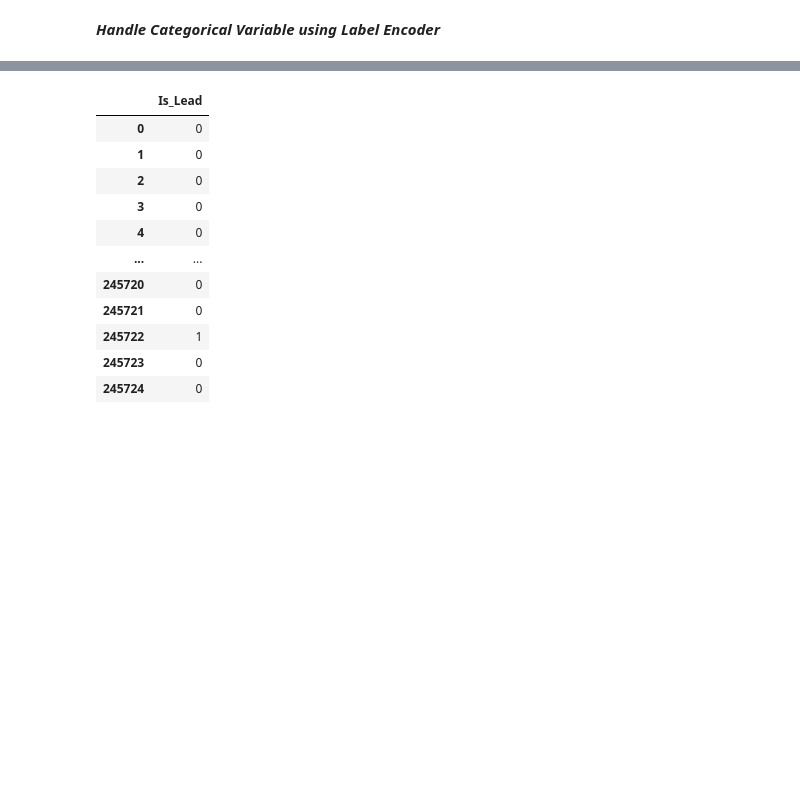
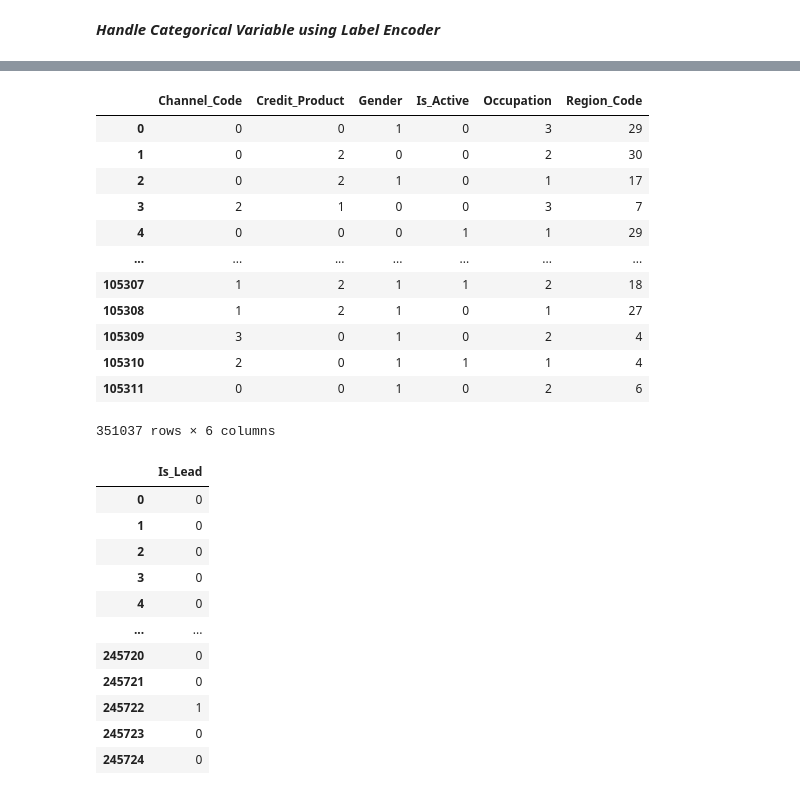
Before and after one commit to jvprosser/cc-cross-sell, a Jupyter notebook: cc-lead-pred-noeda-auc-score-90.ipynb, the cells around one changed output, grey strips where cells are left out. Cells and saved outputs as stored; diff of their text form; code cells hidden in the pictures; blank space fills up the shorter version.

```diff
--- a/cc-lead-pred-noeda-auc-score-90.ipynb
+++ b/cc-lead-pred-noeda-auc-score-90.ipynb
@@ -338,8 +354,23 @@ sns.kdeplot(data_num_data_s['Avg_Account_Balance'], ax=ax1);
 # %%
 from sklearn.preprocessing import LabelEncoder
 
 label = LabelEncoder()
 data_cat_data = data_cat_data.apply(LabelEncoder().fit_transform)
+data_cat_data
+# %% [output]
+|  | Channel_Code | Credit_Product | Gender | Is_Active | Occupation | Region_Code |
+| 0 | 0 | 0 | 1 | 0 | 3 | 29 |
+| 1 | 0 | 2 | 0 | 0 | 2 | 30 |
+| 2 | 0 | 2 | 1 | 0 | 1 | 17 |
+| 3 | 2 | 1 | 0 | 0 | 3 | 7 |
+| 4 | 0 | 0 | 0 | 1 | 1 | 29 |
+| ... | ... | ... | ... | ... | ... | ... |
+| 105307 | 1 | 2 | 1 | 1 | 2 | 18 |
+| 105308 | 1 | 2 | 1 | 0 | 1 | 27 |
+| 105309 | 3 | 0 | 1 | 0 | 2 | 4 |
+| 105310 | 2 | 0 | 1 | 1 | 1 | 4 |
+| 105311 | 0 | 0 | 1 | 0 | 2 | 6 |
+351037 rows × 6 columns
 # %%
 # Storing cleaned data into 'data_new'
 
```
Also changed, not shown: parts of 7 cells of this notebook, 10 other files.
